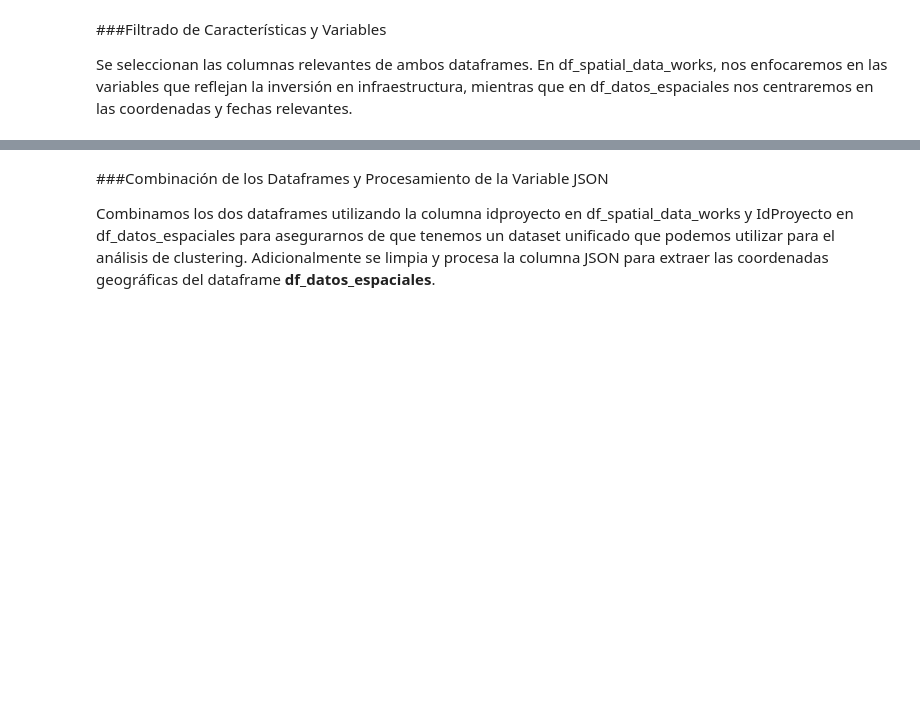
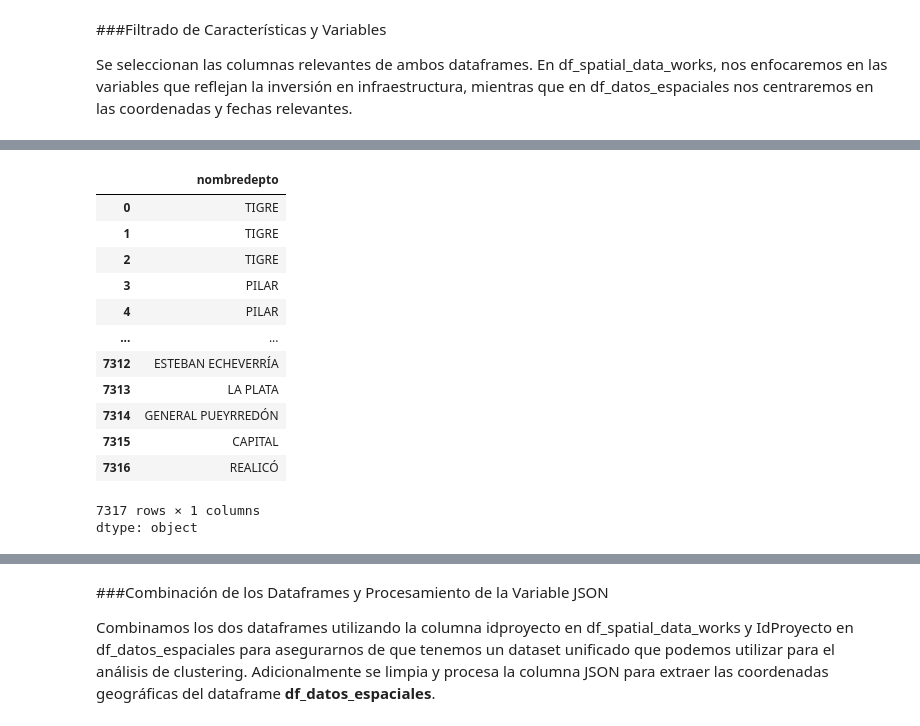
Before and after one commit to ingcarlosleon/data-Mapainversiones, a Jupyter notebook: scripts/infrastructure-gap-map/Infra_Gap_KMeans_Argentina.ipynb, the cells around one changed output, grey strips where cells are left out. Cells and saved outputs as stored; diff of their text form; code cells hidden in the pictures; blank space fills up the shorter version.

```diff
--- a/scripts/infrastructure-gap-map/Infra_Gap_KMeans_Argentina.ipynb
+++ b/scripts/infrastructure-gap-map/Infra_Gap_KMeans_Argentina.ipynb
@@ -345 +345,18 @@ None
+# %%
+df_spatial_data_works["nombredepto"]
+# %% [output]
+|  | nombredepto |
+| 0 | TIGRE |
+| 1 | TIGRE |
+| 2 | TIGRE |
+| 3 | PILAR |
+| 4 | PILAR |
+| ... | ... |
+| 7312 | ESTEBAN ECHEVERRÍA |
+| 7313 | LA PLATA |
+| 7314 | GENERAL PUEYRREDÓN |
+| 7315 | CAPITAL |
+| 7316 | REALICÓ |
+7317 rows × 1 columns
+dtype: object
 # %%
```
Also changed, not shown: parts of 9 cells of this notebook.
